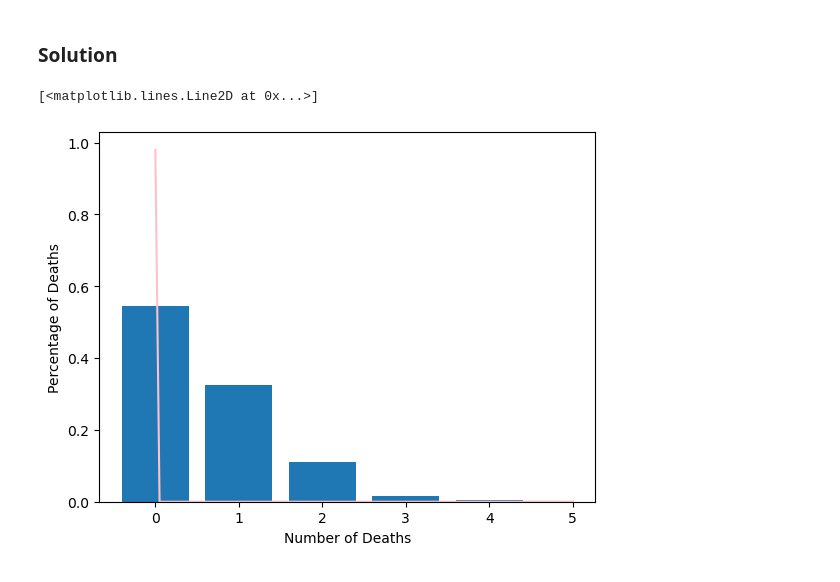
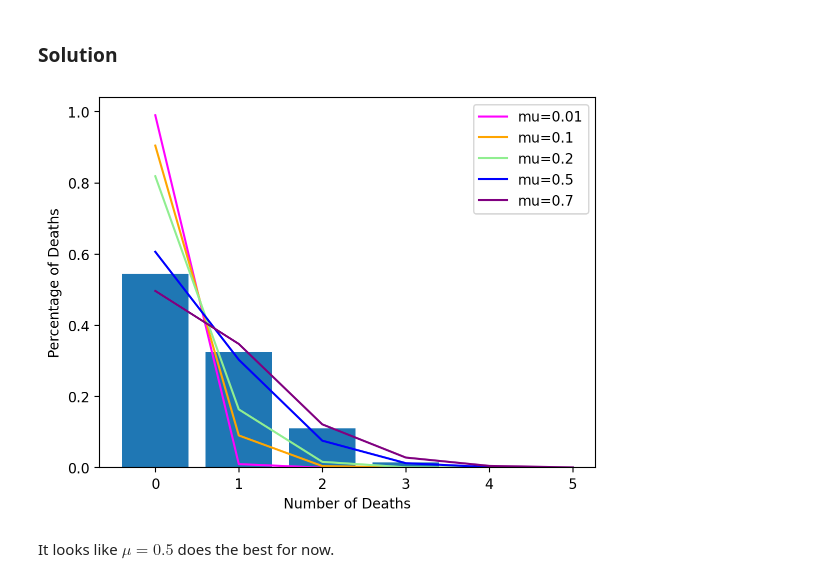
Before and after one commit to VanderbiltAstronomy/astr_8070_s24, a Jupyter notebook: coursework/student_folders/jaelyn_roth/vu_astr8070_s24_hw2_JaelynRoth.ipynb, the cells around one changed output. Saved outputs shown, nothing was run; the diff lists cells and outputs as text; code cells hidden in the pictures.

```diff
--- a/coursework/student_folders/jaelyn_roth/vu_astr8070_s24_hw2_JaelynRoth.ipynb
+++ b/coursework/student_folders/jaelyn_roth/vu_astr8070_s24_hw2_JaelynRoth.ipynb
@@ -145,13 +226,26 @@ The data essentially consist of 200 total years of Prussian army corps informati
 # %%
 deathNum = [0,1,2,3,4]
 deathPercent = [0.545,0.325,0.11,0.015,0.005]
 plt.bar(deathNum,deathPercent)
 plt.xlabel('Number of Deaths')
 plt.ylabel('Percentage of Deaths')
 
-xvals = np.linspace(0,5,100)
-poiss = scipy.stats.poisson(mu=0.02) # mu = 3
-plt.plot(xvals,poiss.pmf(xvals),color='pink') # poisson is discrete, so there is no pdf attribute
+xrange = np.linspace(0,5,6) # 6 data points for 0, 1, 2, ..5
+
+poiss1 = scipy.stats.poisson(mu=0.01)
+poiss2 = scipy.stats.poisson(mu=0.1)
+poiss3 = scipy.stats.poisson(mu=0.2)
+poiss4 = scipy.stats.poisson(mu=0.5)
+poiss5 = scipy.stats.poisson(mu=0.7)
+
+plt.plot(xrange,poiss1.pmf(xrange),color='magenta',label='mu=0.01') # poisson is discrete, so there is no pdf attribute
+plt.plot(xrange,poiss2.pmf(xrange),color='orange',label='mu=0.1')
+plt.plot(xrange,poiss3.pmf(xrange),color='lightgreen',label='mu=0.2')
+plt.plot(xrange,poiss4.pmf(xrange),color='blue',label='mu=0.5')
+plt.plot(xrange,poiss5.pmf(xrange),color='purple',label='mu=0.7')
+
+plt.legend();
 # %% [output]
-[<matplotlib.lines.Line2D at 0x...>]
-[figure, old version]
+[figure, new version]
+# %% [markdown]
+It looks like $\mu = 0.5$ does the best for now.
```
Also changed, not shown: parts of 22 cells of this notebook.
